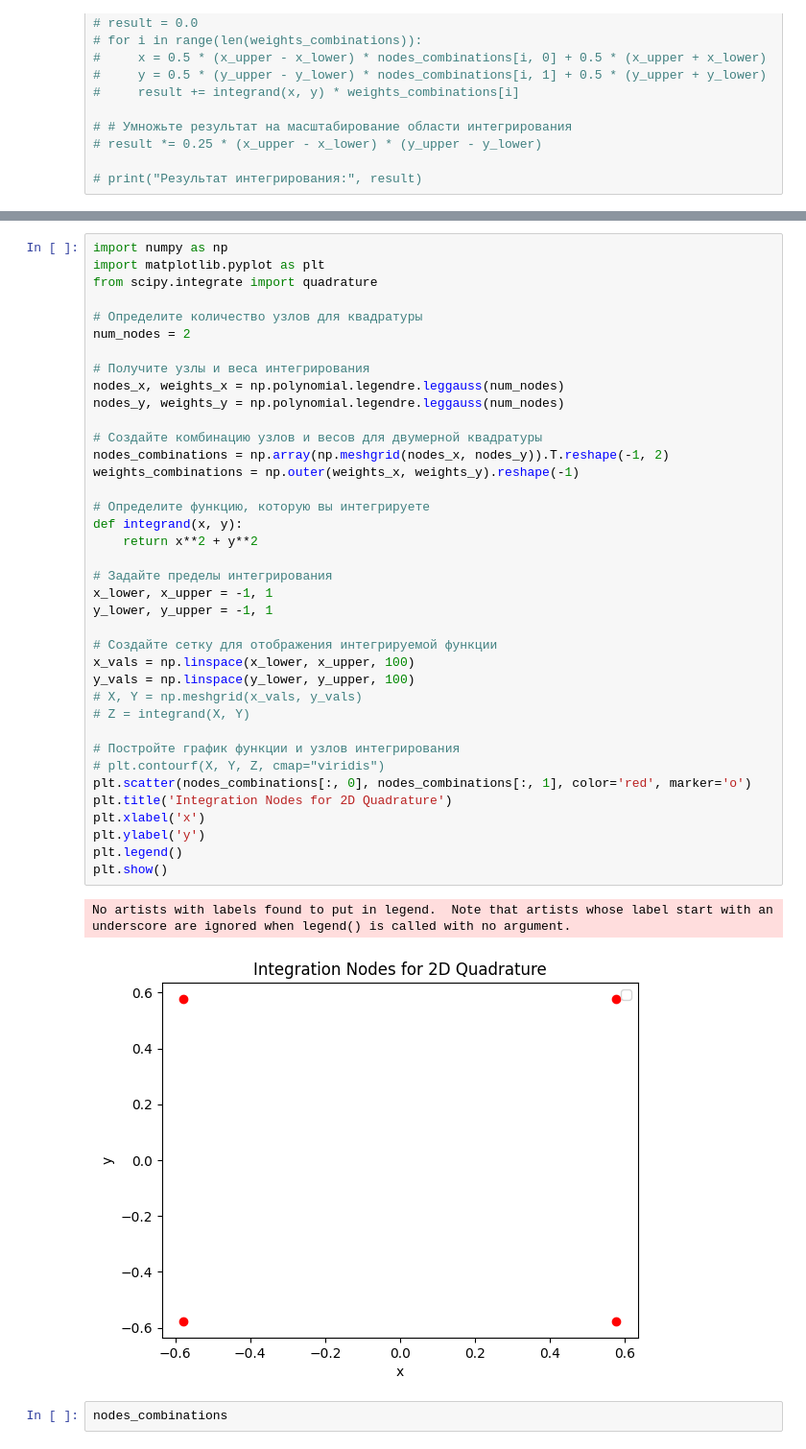
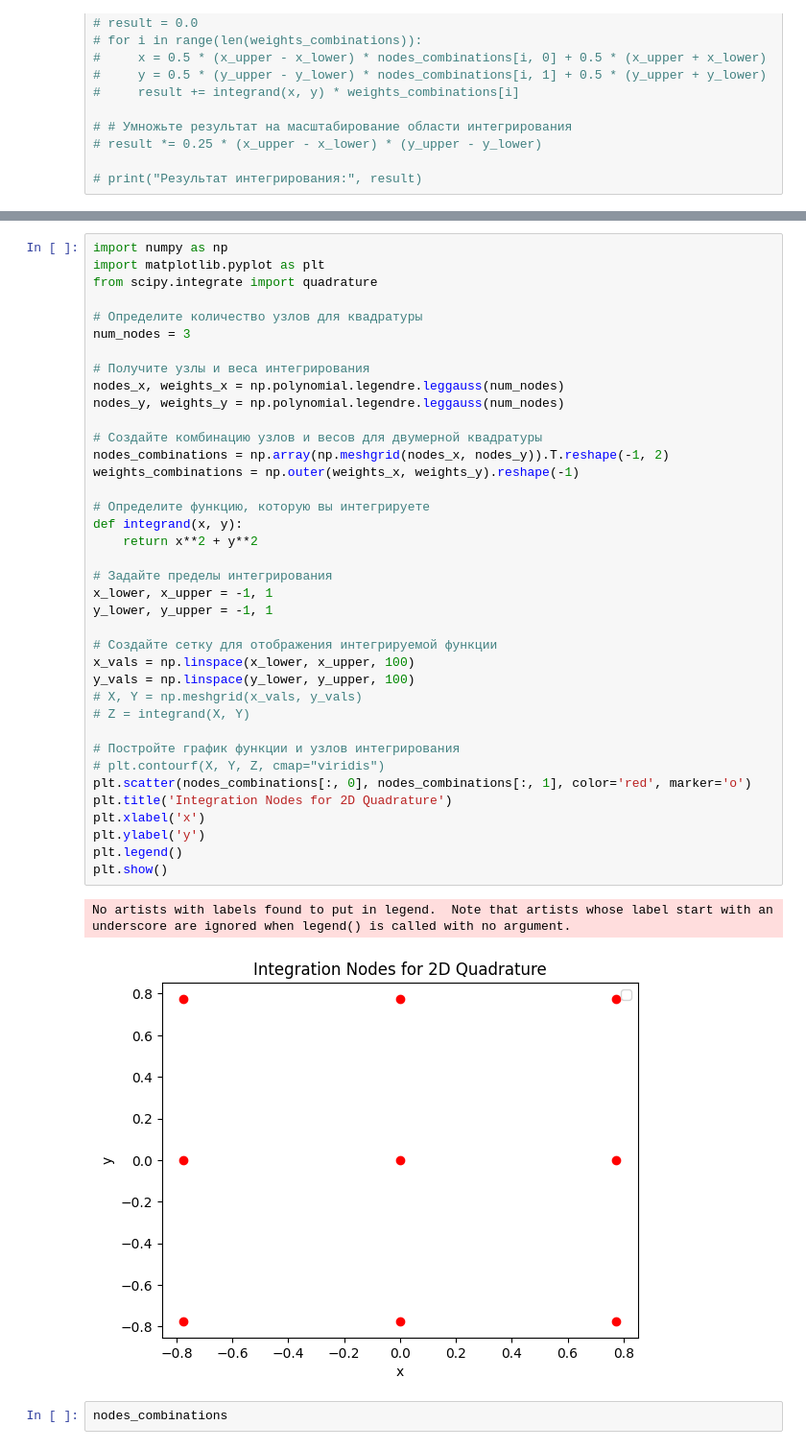
Before and after one commit to VladimirKrutko/MES, a Jupyter notebook: read_file.ipynb, the cells around one changed output, grey strips where cells are left out. Shown: that part at 96% size. Cells and saved outputs as stored; diff of their text form.

```diff
--- a/read_file.ipynb
+++ b/read_file.ipynb
@@ -76,41 +82,41 @@ import matplotlib.pyplot as plt
 from scipy.integrate import quadrature
 
 # Определите количество узлов для квадратуры
-num_nodes = 2
+num_nodes = 3
 
 # Получите узлы и веса интегрирования
 nodes_x, weights_x = np.polynomial.legendre.leggauss(num_nodes)
 nodes_y, weights_y = np.polynomial.legendre.leggauss(num_nodes)
 
 # Создайте комбинацию узлов и весов для двумерной квадратуры
 nodes_combinations = np.array(np.meshgrid(nodes_x, nodes_y)).T.reshape(-1, 2)
 weights_combinations = np.outer(weights_x, weights_y).reshape(-1)
 
 # Определите функцию, которую вы интегрируете
 def integrand(x, y):
     return x**2 + y**2
 
 # Задайте пределы интегрирования
 x_lower, x_upper = -1, 1
 y_lower, y_upper = -1, 1
 
 # Создайте сетку для отображения интегрируемой функции
 x_vals = np.linspace(x_lower, x_upper, 100)
 y_vals = np.linspace(y_lower, y_upper, 100)
 # X, Y = np.meshgrid(x_vals, y_vals)
 # Z = integrand(X, Y)
 
 # Постройте график функции и узлов интегрирования
 # plt.contourf(X, Y, Z, cmap="viridis")
 plt.scatter(nodes_combinations[:, 0], nodes_combinations[:, 1], color='red', marker='o')
 plt.title('Integration Nodes for 2D Quadrature')
 plt.xlabel('x')
 plt.ylabel('y')
 plt.legend()
 plt.show()
 # %% [output]
 No artists with labels found to put in legend.  Note that artists whose label start with an underscore are ignored when legend() is called with no argument.
-[figure, old version]
+[figure, new version]
 # %%
 nodes_combinations
 # %% [output]
```
Also changed, not shown: parts of 9 cells of this notebook, 35 other files.
